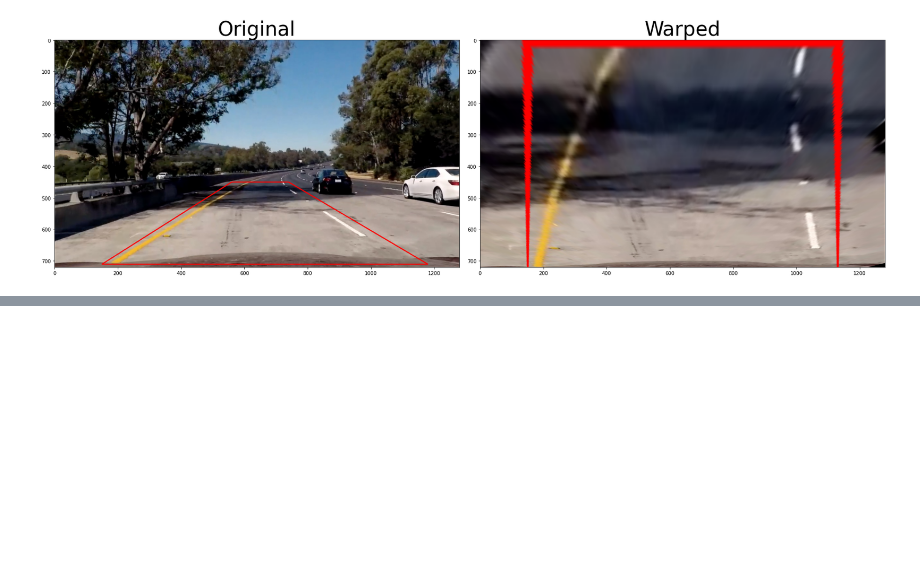
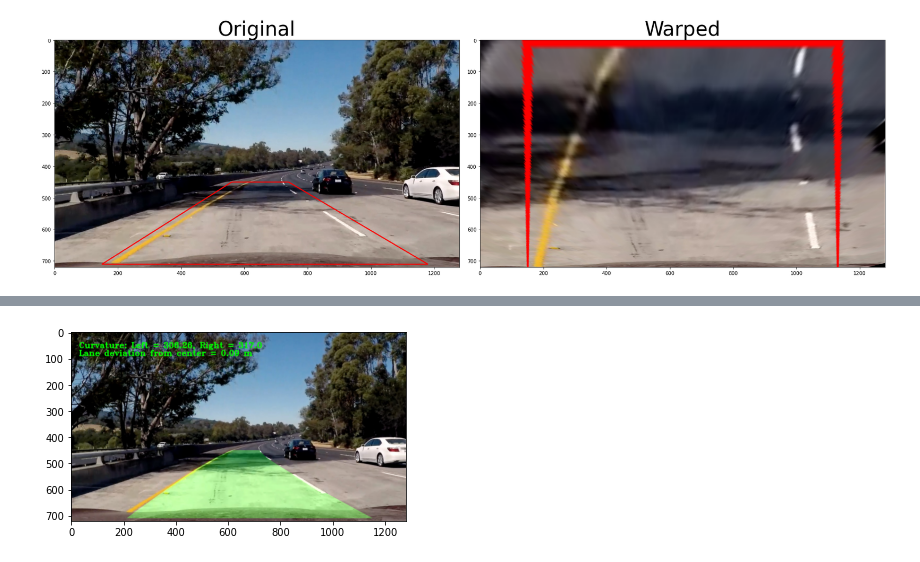
Before and after one commit to zhou-wenbin/Udacity-Advanced-Lane-detection, a Jupyter notebook: Explanation of the image process steps by steps.ipynb, the cells around one changed output, grey strips where cells are left out. Drawn from its saved outputs; the diff is of its cells as text; code cells hidden in the pictures; blank space fills up the shorter version.

```diff
--- a/Explanation of the image process steps by steps.ipynb
+++ b/Explanation of the image process steps by steps.ipynb
@@ -382,0 +427,39 @@ True
+# %%
+
+image = mpimg.imread('test_images/test5.jpg')
+
+# Create a blank image to draw the lines on
+warp_zero = np.zeros_like(binary_warped).astype(np.uint8)
+color_warp = np.dstack((warp_zero, warp_zero, warp_zero))
+
+# Recast the x and y points into usable format for cv2.fillPoly()
+pts_left = np.array([np.transpose(np.vstack([left_fitx, ploty]))])
+pts_right = np.array([np.flipud(np.transpose(np.vstack([right_fitx, ploty])))])
+pts = np.hstack((pts_left, pts_right))
+
+# Draw the lane onto the warped blank image in green color
+cv2.fillPoly(color_warp, np.int_([pts]), (0, 255, 0))
+
+
+# Warp the blank back to original image space using inverse perspective matrix (Minv)
+unwarp = cv2.warpPerspective(color_warp, M, (image.shape[1], image.shape[0]))
+
+# Combine the result with the original image
+result = cv2.addWeighted(image, 1, unwarp, 0.3, 0)
+
+
+
+# Write text on image
+curvature_text = "Curvature: Left = " + str(np.round(left_curve, 2)) + ", Right = " + str(np.round(right_curve, 2))
+font = cv2.FONT_HERSHEY_TRIPLEX
+cv2.putText(result, curvature_text, (30, 60), font, 1, (0,255,0), 2)
+deviation_text = "Lane deviation from center = {:.2f} m".format(lane_deviation)
+font = cv2.FONT_HERSHEY_TRIPLEX
+cv2.putText(result, deviation_text, (30, 90), font, 1, (0,255,0), 2)
+
+
+plt.imshow(result)
+
+plt.savefig('./output_images/test_result.png')
+# %% [output]
+[figure, added]
```
Also changed, not shown: parts of 7 cells of this notebook, 14 other files.
